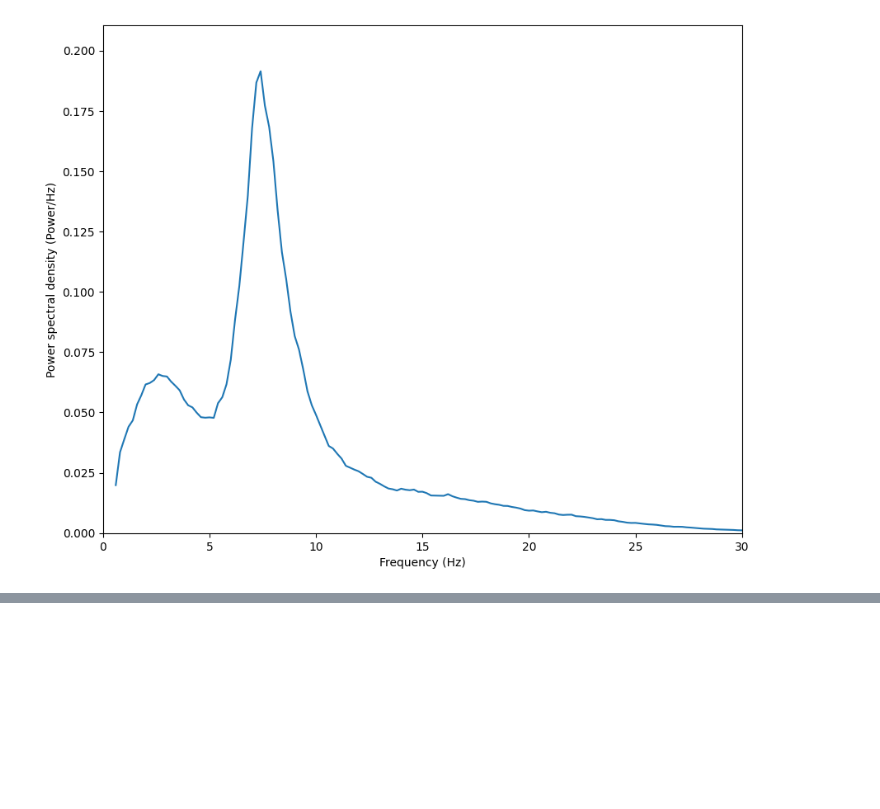
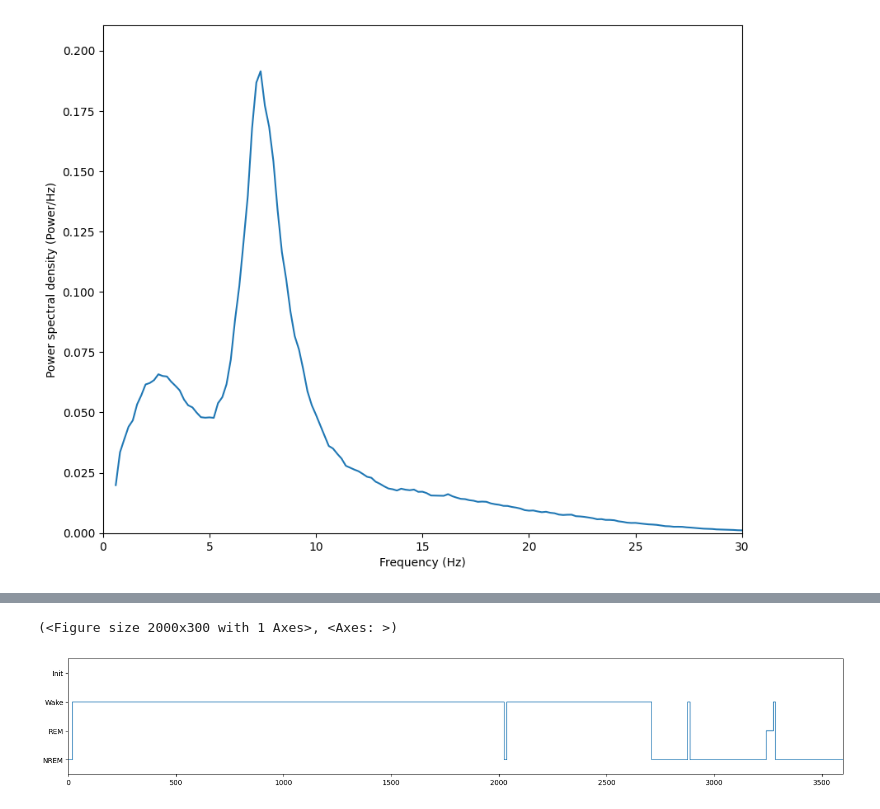
Before and after one commit to BryanWang0702/MiSleep, a Jupyter notebook: notebook/merge_state_data.ipynb, the cells around one changed output, grey strips where cells are left out. Drawn from its saved outputs; the diff is of its cells as text; code cells hidden in the pictures; blank space fills up the shorter version.

```diff
--- a/notebook/test_merge_data.ipynb
+++ b/notebook/merge_state_data.ipynb
@@ -41,0 +53,7 @@ fig, ax = plot_spectrum(freq, psd)
+# %%
+from misleep import plot_hypno
+
+plot_hypno(mianno.sleep_state, time_range=[0, 3600])
+# %% [output]
+(<Figure size 2000x300 with 1 Axes>, <Axes: >)
+[figure, added]
```
Also changed, not shown: parts of 1 cell of this notebook, 6 other files.
